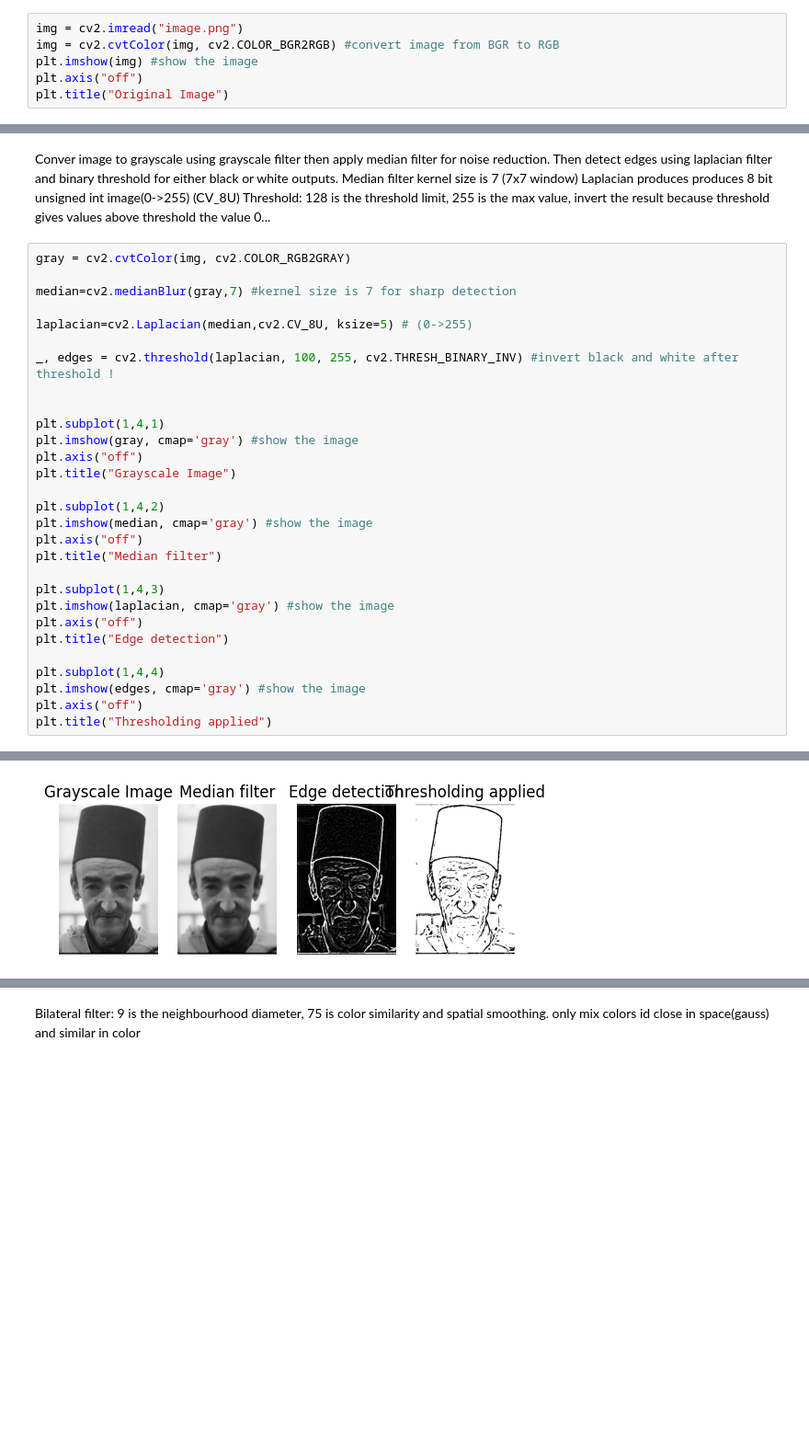
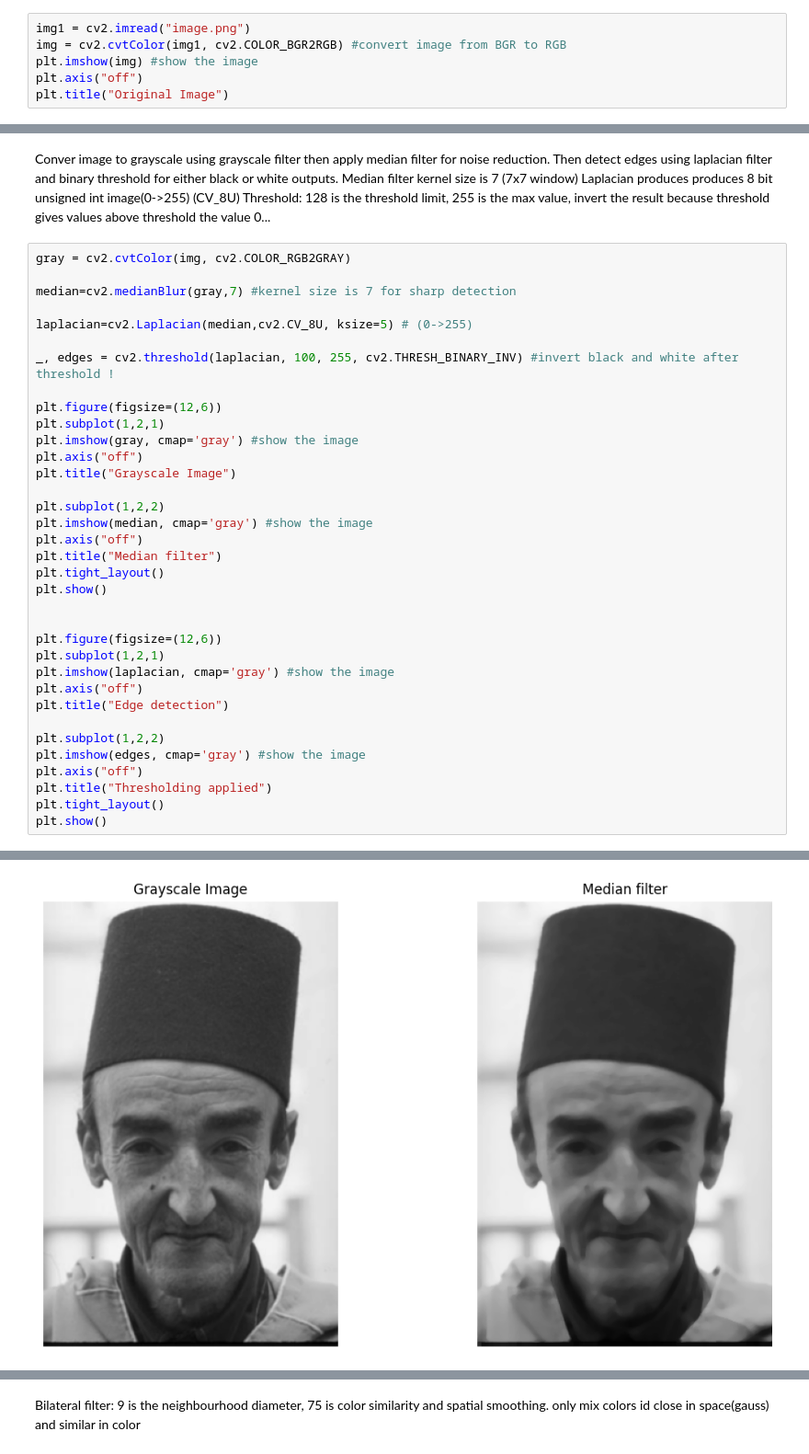
Before and after one commit to m-shalll/Computer-Vision-Projects, a Jupyter notebook: 1/partA.ipynb, the cells around one changed output, grey strips where cells are left out. Shown at 92% size. Saved outputs shown, nothing was run; the diff lists cells and outputs as text; blank space fills up the shorter version.

```diff
--- a/1/partA.ipynb
+++ b/1/partA.ipynb
@@ -5,8 +5,8 @@ import cv2
 # %% [markdown]
 Process input
 # %%
-img = cv2.imread("image.png")
-img = cv2.cvtColor(img, cv2.COLOR_BGR2RGB) #convert image from BGR to RGB
+img1 = cv2.imread("image.png")
+img = cv2.cvtColor(img1, cv2.COLOR_BGR2RGB) #convert image from BGR to RGB
 plt.imshow(img) #show the image
 plt.axis("off")
 plt.title("Original Image")
@@ -27,24 +27,30 @@ laplacian=cv2.Laplacian(median,cv2.CV_8U, ksize=5) # (0->255)
 
 _, edges = cv2.threshold(laplacian, 100, 255, cv2.THRESH_BINARY_INV) #invert black and white after threshold !
 
-
-plt.subplot(1,4,1)
+plt.figure(figsize=(12,6))
+plt.subplot(1,2,1)
 plt.imshow(gray, cmap='gray') #show the image
 plt.axis("off")
 plt.title("Grayscale Image")
 
-plt.subplot(1,4,2)
+plt.subplot(1,2,2)
 plt.imshow(median, cmap='gray') #show the image
 plt.axis("off")
 plt.title("Median filter")
+plt.tight_layout()
+plt.show()
 
-plt.subplot(1,4,3)
+
+plt.figure(figsize=(12,6))
+plt.subplot(1,2,1)
 plt.imshow(laplacian, cmap='gray') #show the image
 plt.axis("off")
 plt.title("Edge detection")
 
-plt.subplot(1,4,4)
+plt.subplot(1,2,2)
 plt.imshow(edges, cmap='gray') #show the image
 plt.axis("off")
 plt.title("Thresholding applied")
+plt.tight_layout()
+plt.show()
 # %% [output]
@@ -52 +57 @@ Text(0.5, 1.0, 'Thresholding applied')
-[figure, old version]
+[figure, new version]
```
Also changed, not shown: parts of 4 cells of this notebook, 1 other file.
